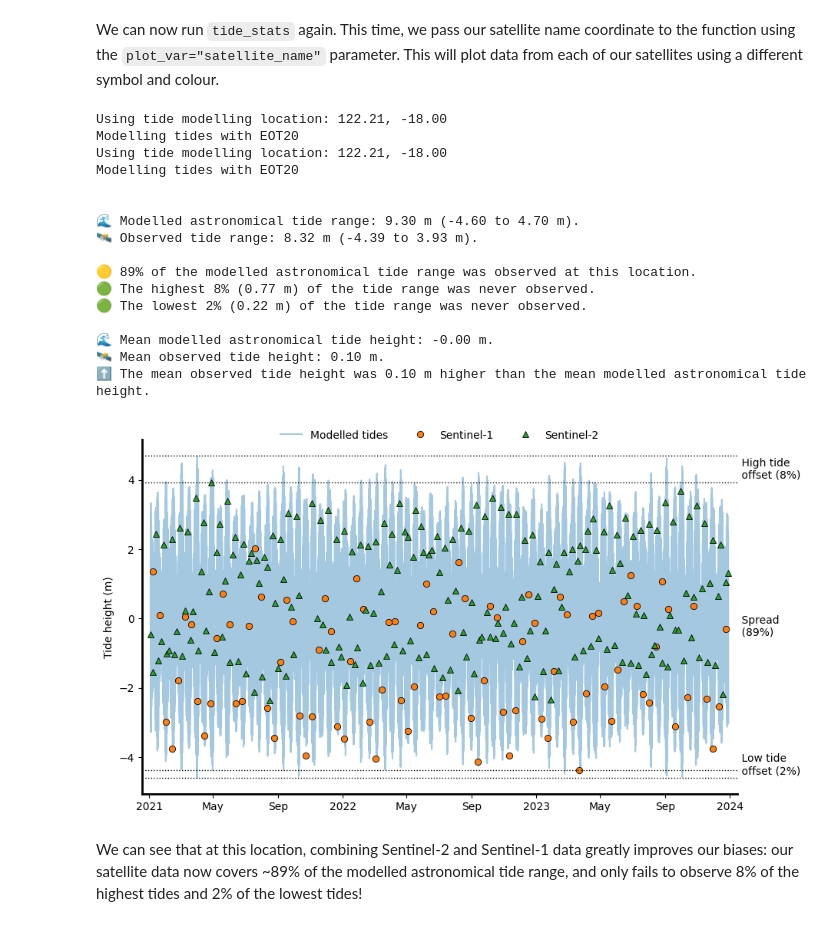
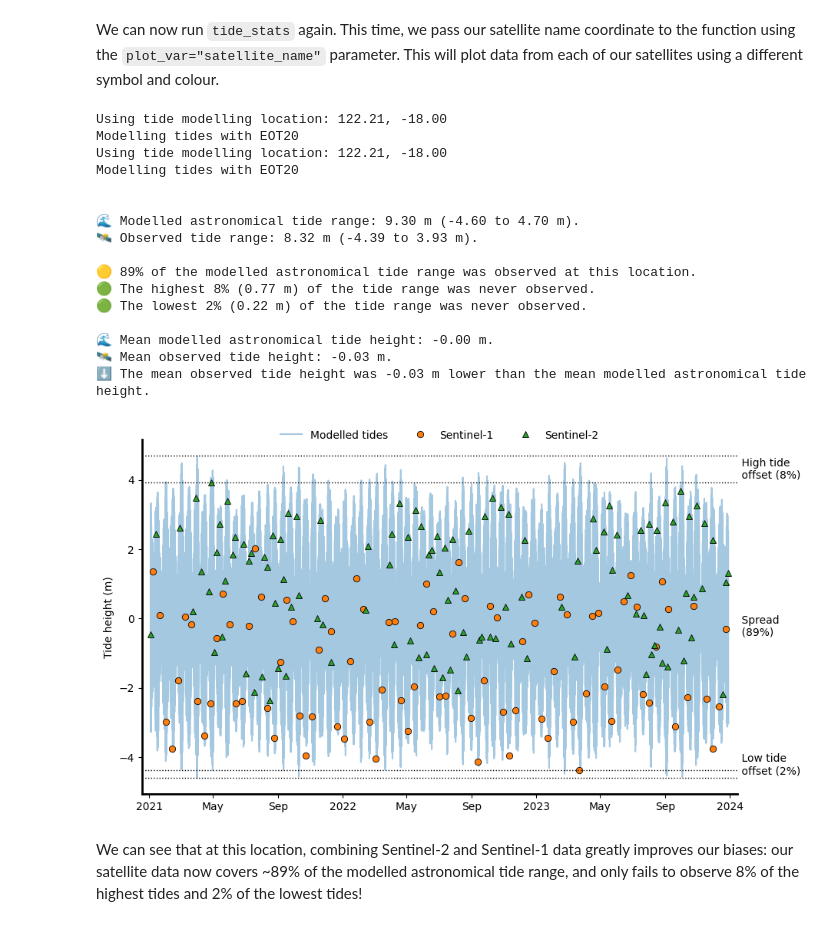
Before and after one commit to GeoscienceAustralia/eo-tides, a Jupyter notebook: docs/notebooks/Tide_statistics.ipynb, the cells around one changed output. Cells and saved outputs as stored; diff of their text form; code cells hidden in the pictures.

```diff
--- a/docs/notebooks/Tide_statistics.ipynb
+++ b/docs/notebooks/Tide_statistics.ipynb
@@ -32,5 +34,6 @@ As in the previous examples, our first step is to tell `eo-tides` the location o
 # %%
 directory = "../../tests/data/tide_models/"
+model = "EOT20"
 # %% [markdown]
 ## Load Sentinel-2 satellite data using odc-stac
 
@@ -67,6 +70,7 @@ query = catalog.search(
     bbox=bbox,
     collections=["sentinel-2-l2a"],
     datetime="2021/2023",
+    query={"eo:cloud_cover": {"lt": 10}},  # Filter to images with <10% cloud
 )
 
 # Load data into xarray format
@@ -74,12 +78,13 @@ ds_s2 = odc.stac.load(
     items=list(query.items()),
     bands=["red"],
     crs="utm",
-    resolution=30,
+    resolution=100,
     groupby="solar_day",
     bbox=bbox,
     fail_on_error=False,
     chunks={},
 )
 
-print(ds_s2)
+# Inspect output
+ds_s2
 # %% [output]
@@ -193,12 +219,13 @@ ds_s1 = odc.stac.load(
     items=list(query.items()),
     bands=["vv"],
     crs="utm",
-    resolution=30,
+    resolution=100,
     groupby="solar_day",
     bbox=bbox,
     fail_on_error=False,
     chunks={},
 )
 
-print(ds_s1)
+# Inspect output
+ds_s1
 # %% [output]
@@ -271,27 +342,28 @@ This will plot data from each of our satellites using a different symbol and col
 # %%
 statistics_df = tide_stats(
     data=ds_all,
     plot_var="satellite_name",
+    model=model,
     directory=directory,
 )
 # %% [output]
 Using tide modelling location: 122.21, -18.00
 Modelling tides with EOT20
 Using tide modelling location: 122.21, -18.00
 Modelling tides with EOT20
 
 
 🌊 Modelled astronomical tide range: 9.30 m (-4.60 to 4.70 m).
 🛰️ Observed tide range: 8.32 m (-4.39 to 3.93 m).
 
 🟡 89% of the modelled astronomical tide range was observed at this location.
 🟢 The highest 8% (0.77 m) of the tide range was never observed.
 🟢 The lowest 2% (0.22 m) of the tide range was never observed.
 
 🌊 Mean modelled astronomical tide height: -0.00 m.
-🛰️ Mean observed tide height: 0.10 m.
-⬆️ The mean observed tide height was 0.10 m higher than the mean modelled astronomical tide height.
+🛰️ Mean observed tide height: -0.03 m.
+⬇️ The mean observed tide height was -0.03 m lower than the mean modelled astronomical tide height.
-[figure, old version]
+[figure, new version]
 # %% [markdown]
 We can see that at this location, combining Sentinel-2 and Sentinel-1 data greatly improves our biases: our satellite data now covers ~89% of the modelled astronomical tide range, and only fails to observe 8% of the highest tides and 2% of the lowest tides!
 # %% [markdown]
```
Also changed, not shown: parts of 17 cells of this notebook, 10 other files.
